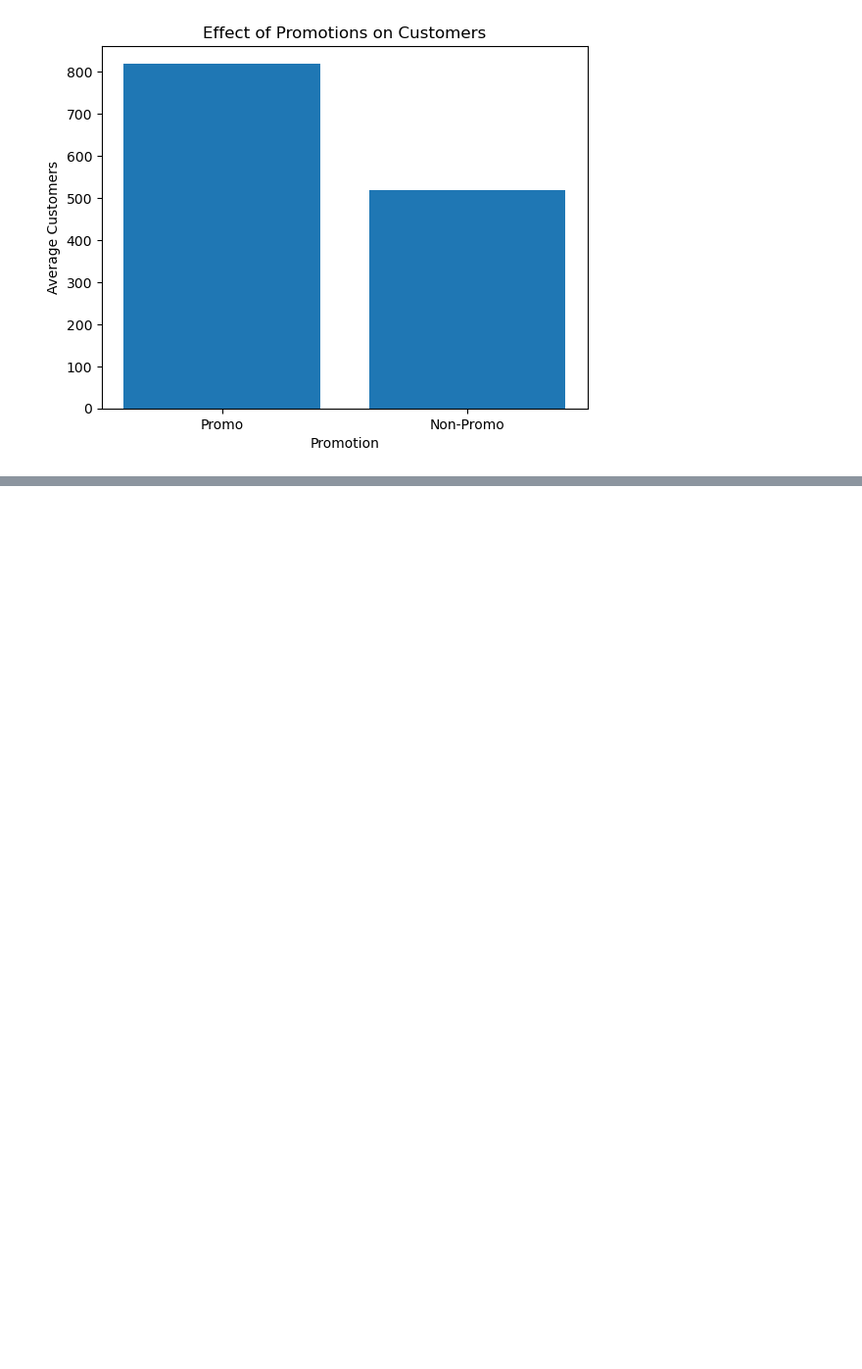
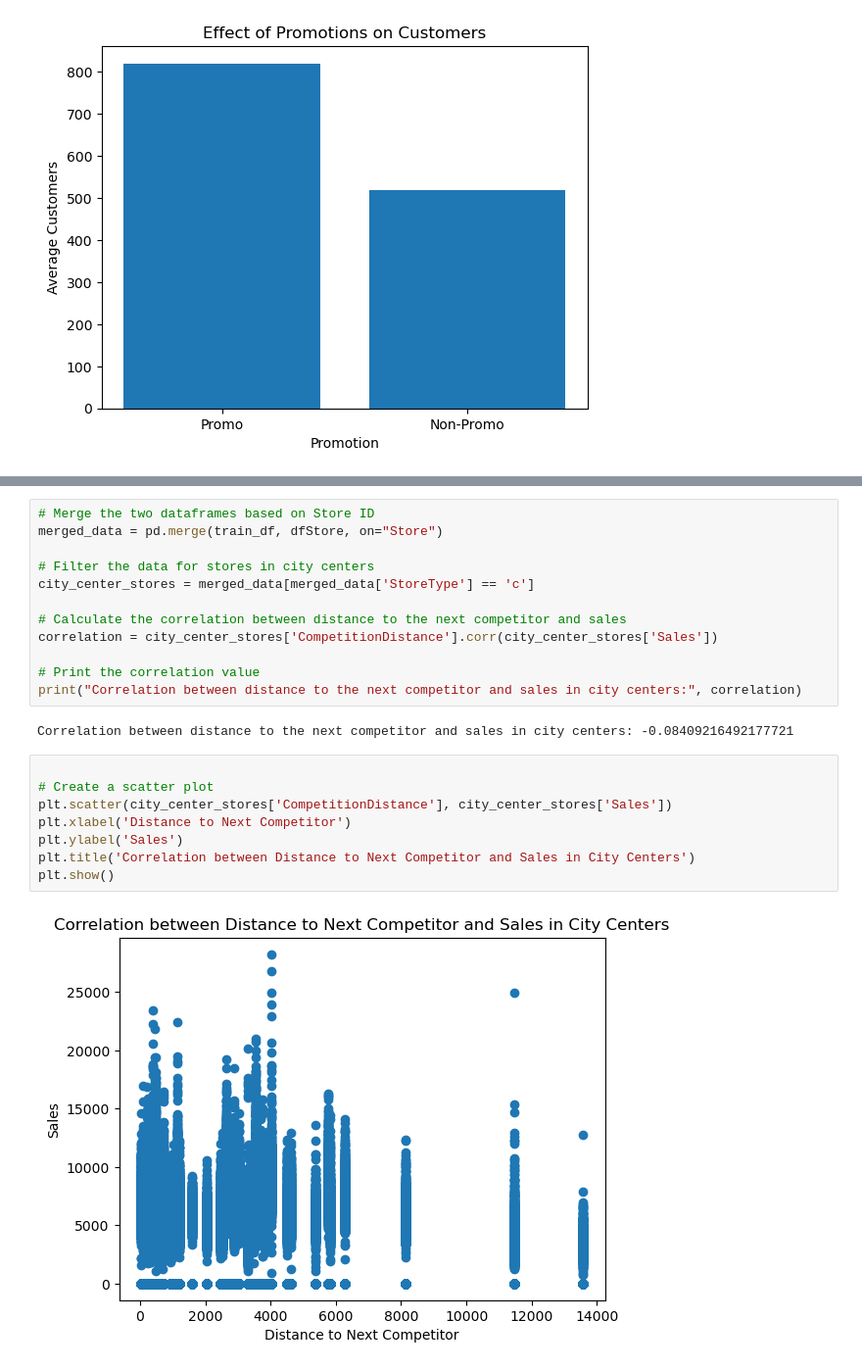
Before and after one commit to jodahe1/Rossmann-Pharmaceuticals-, a Jupyter notebook: Task1/EDA and Data Cleaning.ipynb, the cells around one changed output, grey strips where cells are left out. Shown at 98% size. Drawn from its saved outputs; the diff is of its cells as text; blank space fills up the shorter version.

```diff
--- a/Task1/EDA and Data Cleaning.ipynb
+++ b/Task1/EDA and Data Cleaning.ipynb
@@ -359,0 +530,24 @@ plt.show()
+# %%
+# Merge the two dataframes based on Store ID
+merged_data = pd.merge(train_df, dfStore, on="Store")
+
+# Filter the data for stores in city centers
+city_center_stores = merged_data[merged_data['StoreType'] == 'c']
+
+# Calculate the correlation between distance to the next competitor and sales
+correlation = city_center_stores['CompetitionDistance'].corr(city_center_stores['Sales'])
+
+# Print the correlation value
+print("Correlation between distance to the next competitor and sales in city centers:", correlation)
+# %% [output]
+Correlation between distance to the next competitor and sales in city centers: -0.08409216492177721
+# %%
+
+# Create a scatter plot
+plt.scatter(city_center_stores['CompetitionDistance'], city_center_stores['Sales'])
+plt.xlabel('Distance to Next Competitor')
+plt.ylabel('Sales')
+plt.title('Correlation between Distance to Next Competitor and Sales in City Centers')
+plt.show()
+# %% [output]
+[figure, added]
```
Also changed, not shown: parts of 27 cells of this notebook, 1 other file.
